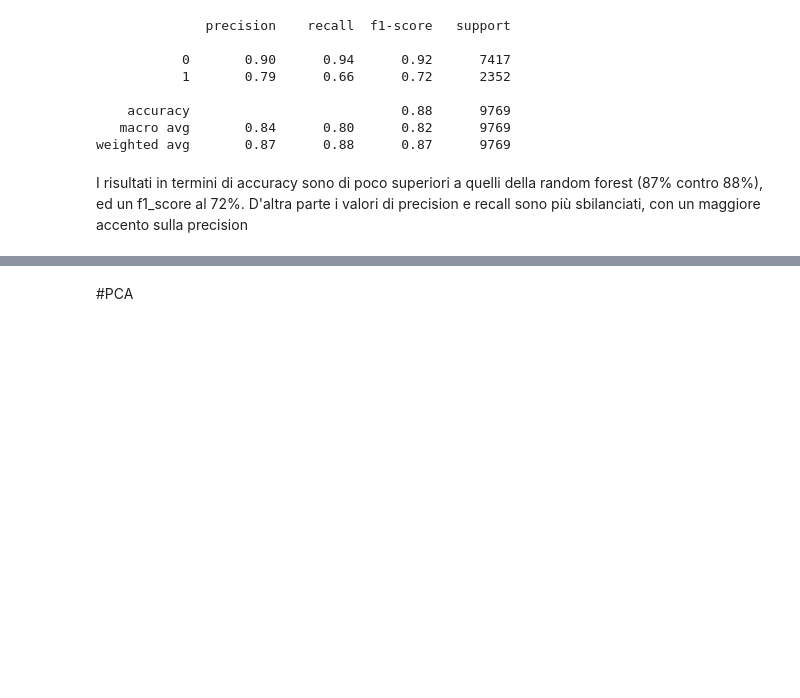
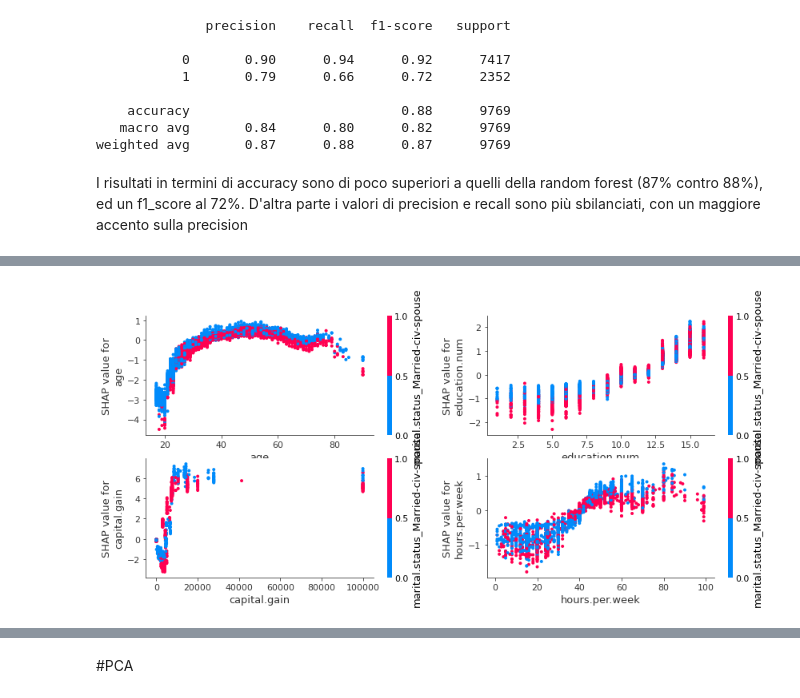
Before and after one commit to desabuh/IncomeClassification, a Jupyter notebook: IncomeClassification.ipynb, the cells around one changed output, grey strips where cells are left out. Saved outputs shown, nothing was run; the diff lists cells and outputs as text; code cells hidden in the pictures; blank space fills up the shorter version.

```diff
--- a/IncomeClassification.ipynb
+++ b/IncomeClassification.ipynb
@@ -836,0 +860,11 @@ I risultati in termini di accuracy sono di poco superiori a quelli della random
+# %%
+fig, axes = plt.subplots(2, 2, figsize = (14,6))
+
+shap.dependence_plot("age", shap_values, X_val_u, feature_names=full_columns_name, ax=axes[0,0], show = False)
+shap.dependence_plot("education.num", shap_values, X_val_u, feature_names=full_columns_name, ax=axes[0,1], show = False)
+shap.dependence_plot("capital.gain", shap_values, X_val_u, feature_names=full_columns_name, ax=axes[1,0], show = False)
+shap.dependence_plot("hours.per.week", shap_values, X_val_u, feature_names=full_columns_name, ax=axes[1,1], show = False)
+
+plt.show()
+# %% [output]
+[figure, added]
```
Also changed, not shown: parts of 9 cells of this notebook.
